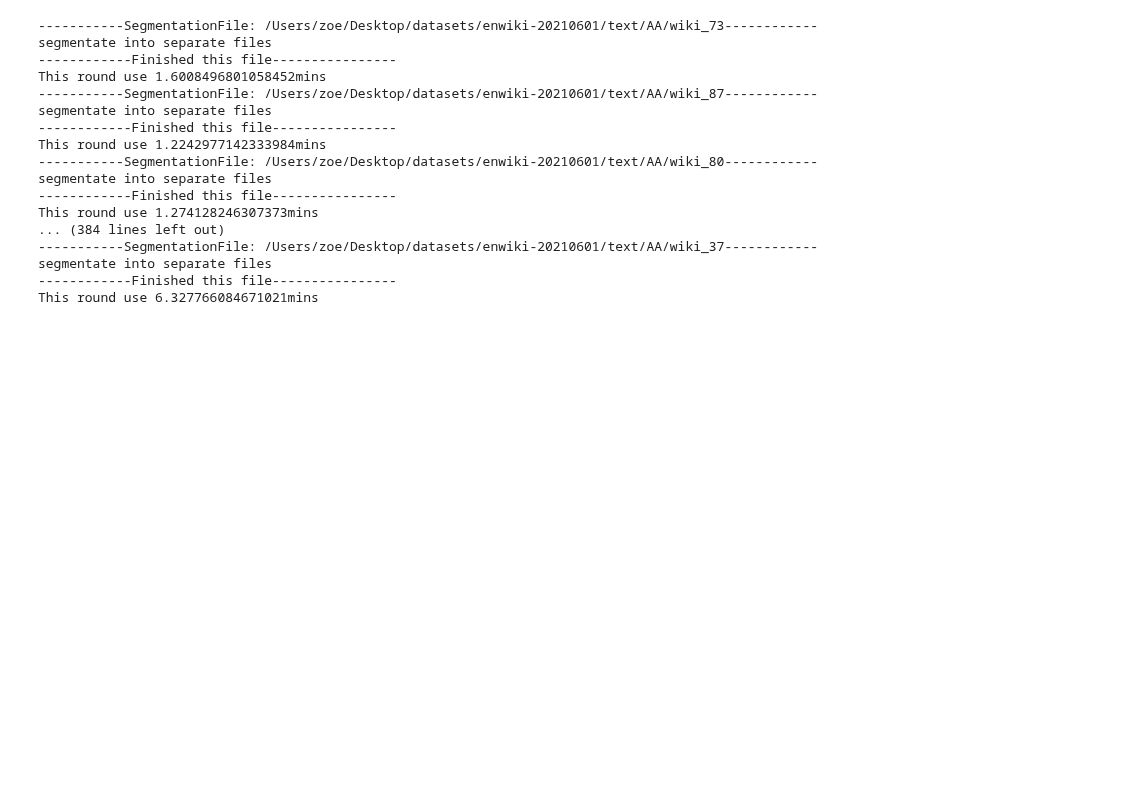
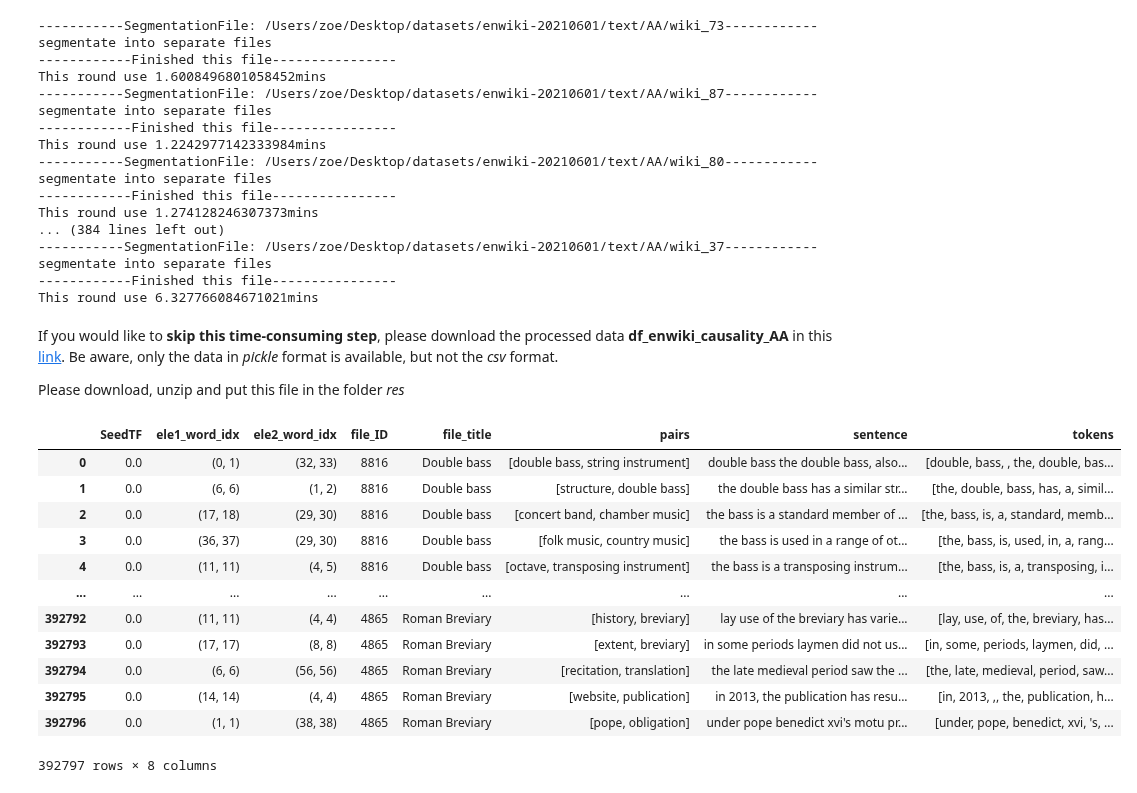
Before and after one commit to dbpedia/neural-extraction-framework, a Jupyter notebook: 02_data_preparation.ipynb, the cells around one changed output. Cells and saved outputs as stored; diff of their text form; code cells hidden in the pictures; blank space fills up the shorter version.

```diff
--- a/02_data_preparation.ipynb
+++ b/02_data_preparation.ipynb
@@ -245,3 +245,26 @@ This round use 1.274128246307373mins
 segmentate into separate files
 ------------Finished this file----------------
 This round use 6.327766084671021mins
+# %% [markdown]
+If you would like to **skip this time-consuming step**, please download the processed data **df_enwiki_causality_AA** in this [link](https://drive.google.com/file/d/1Oaqg1mnnGTrk_OKnbULzd1c6BPDdDy3f/view?usp=sharing). Be aware, only the data in *pickle* format is available, but not the *csv* format.
+
+Please download, unzip and put this file in the folder *res*
+# %%
+path_here = os.getcwd()
+df_enwiki_causality_AA = pd.read_pickle(path_here + '/res/df_enwiki_causality_AA.pkl')
+# %%
+df_enwiki_causality_AA
+# %% [output]
+|  | SeedTF | ele1_word_idx | ele2_word_idx | file_ID | file_title | pairs | sentence | tokens |
+| 0 | 0.0 | (0, 1) | (32, 33) | 8816 | Double bass | [double bass, string instrument] | double bass the double bass, also... | [double, bass, , the, double, bas... |
+| 1 | 0.0 | (6, 6) | (1, 2) | 8816 | Double bass | [structure, double bass] | the double bass has a similar str... | [the, double, bass, has, a, simil... |
+| 2 | 0.0 | (17, 18) | (29, 30) | 8816 | Double bass | [concert band, chamber music] | the bass is a standard member of ... | [the, bass, is, a, standard, memb... |
+| 3 | 0.0 | (36, 37) | (29, 30) | 8816 | Double bass | [folk music, country music] | the bass is used in a range of ot... | [the, bass, is, used, in, a, rang... |
+| 4 | 0.0 | (11, 11) | (4, 5) | 8816 | Double bass | [octave, transposing instrument] | the bass is a transposing instrum... | [the, bass, is, a, transposing, i... |
+| ... | ... | ... | ... | ... | ... | ... | ... | ... |
+| 392792 | 0.0 | (11, 11) | (4, 4) | 4865 | Roman Breviary | [history, breviary] | lay use of the breviary has varie... | [lay, use, of, the, breviary, has... |
+| 392793 | 0.0 | (17, 17) | (8, 8) | 4865 | Roman Breviary | [extent, breviary] | in some periods laymen did not us... | [in, some, periods, laymen, did, ... |
+| 392794 | 0.0 | (6, 6) | (56, 56) | 4865 | Roman Breviary | [recitation, translation] | the late medieval period saw the ... | [the, late, medieval, period, saw... |
+| 392795 | 0.0 | (14, 14) | (4, 4) | 4865 | Roman Breviary | [website, publication] | in 2013, the publication has resu... | [in, 2013, ,, the, publication, h... |
+| 392796 | 0.0 | (1, 1) | (38, 38) | 4865 | Roman Breviary | [pope, obligation] | under pope benedict xvi's motu pr... | [under, pope, benedict, xvi, 's, ... |
+392797 rows × 8 columns
```
Also changed, not shown: 6 other files.
